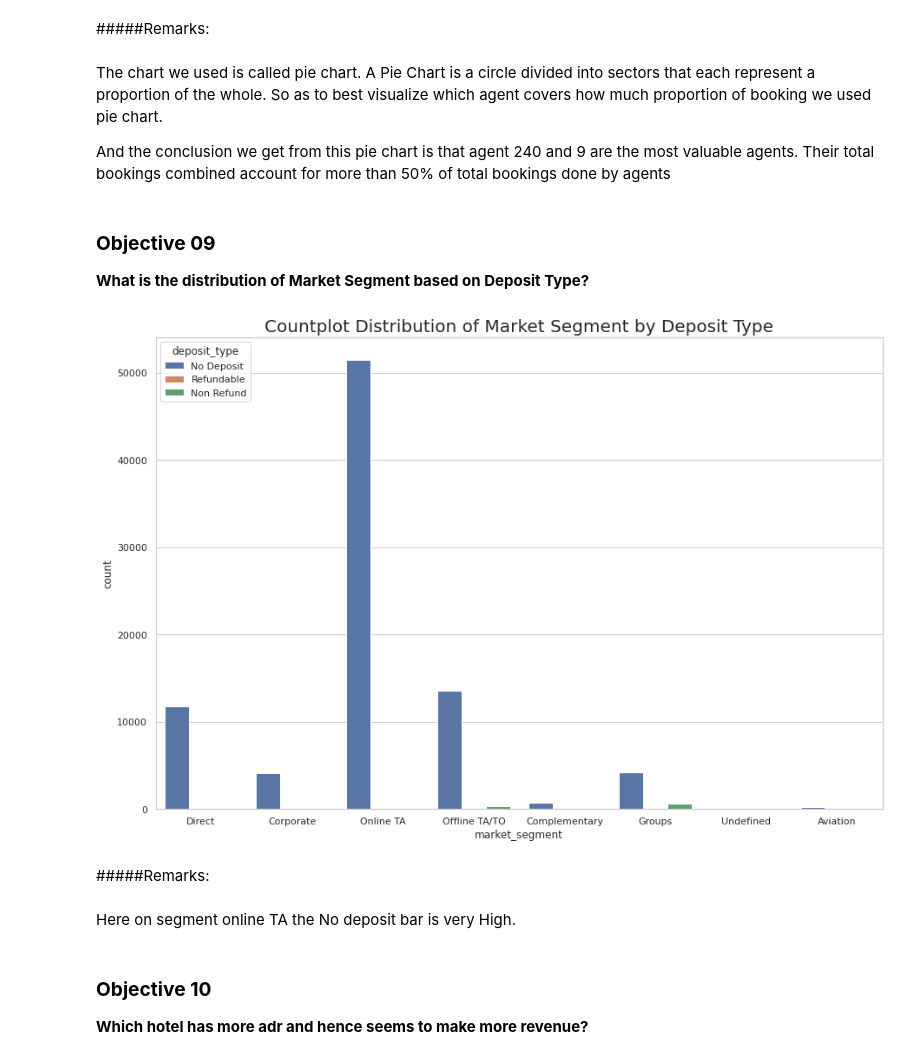
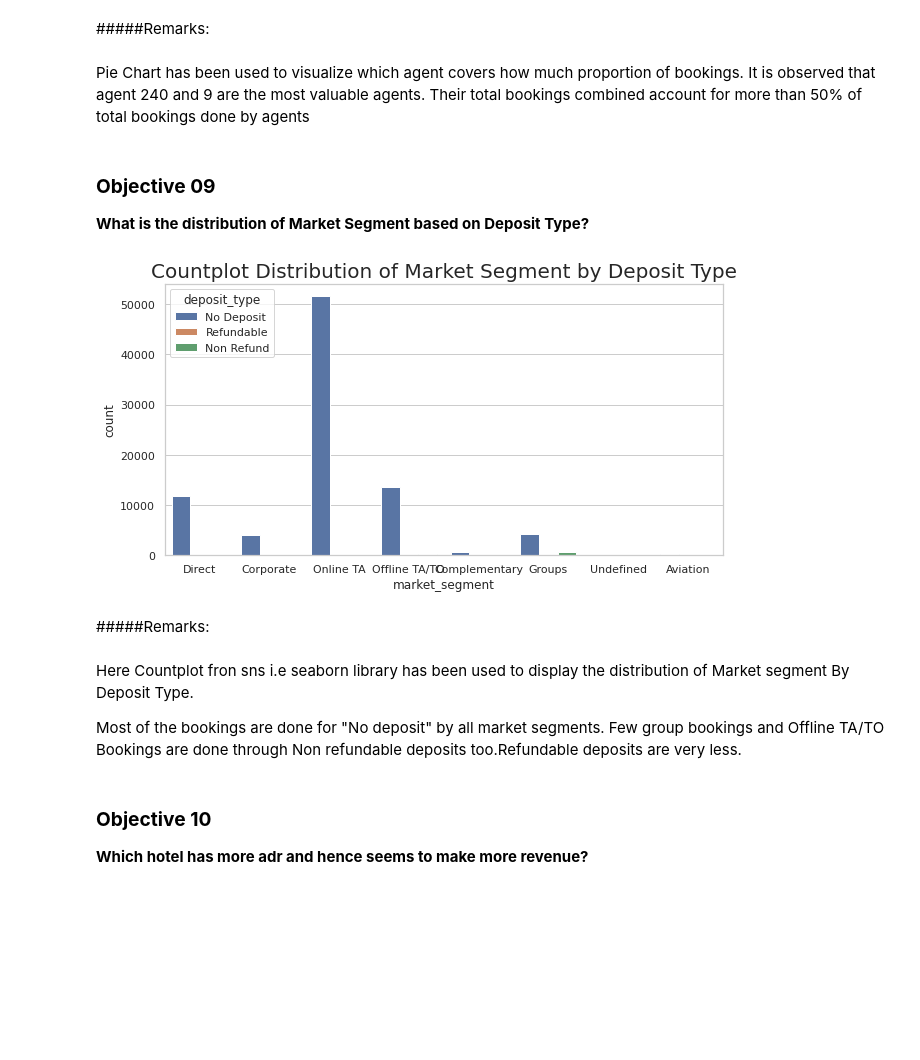
Before and after one commit to saurabhgv/Hotel-Booking-Analysis--EDA, a Jupyter notebook: EDA_Capstone_Project_(Group)_Hotel_Booking_Analysis.ipynb, the cells around one changed output. Drawn from its saved outputs; the diff is of its cells as text; code cells hidden in the pictures; blank space fills up the shorter version.

```diff
--- a/EDA_Capstone_Project_(Group)_Hotel_Booking_Analysis.ipynb
+++ b/EDA_Capstone_Project_(Group)_Hotel_Booking_Analysis.ipynb
@@ -788,24 +788,25 @@ plt.figure(figsize = (20,5))
 # %% [markdown]
 #####Remarks:
 # %% [markdown]
-The chart we used is called pie chart. A Pie Chart is a circle divided into sectors that each represent a proportion of the whole. So as to best visualize which agent covers how much proportion of booking we used pie chart.
-
-And the conclusion we get from this pie chart is that agent 240 and 9 are the most valuable agents. Their total bookings combined account for more than 50% of total bookings done by agents
+ Pie Chart has been used to visualize which agent covers how much proportion of bookings.
+It is observed that  agent 240 and 9 are the most valuable agents. Their total bookings combined account for more than 50% of total bookings done by agents
 # %% [markdown]
 ### **Objective 09**
 
 **What is the distribution of Market Segment based on Deposit Type?**
 # %%
-plt.figure(figsize = (15,10))
+plt.figure(figsize = (10,5))
 sns.set(style = "whitegrid")
 plt.title("Countplot Distribution of Market Segment by Deposit Type", fontdict = {'fontsize':20})
 ax = sns.countplot(x = "market_segment", hue = 'deposit_type', data = copy_df)
 # %% [output]
-[figure, old version]
+[figure, new version]
 # %% [markdown]
 #####Remarks:
-# %% [markdown]
-Here on segment online TA the No deposit bar is very High.
+# %% [markdown]
+Here Countplot fron sns i.e seaborn library has been  used to display the distribution of Market segment By Deposit Type.
+
+Most of the bookings are done for "No deposit" by all market segments. Few  group bookings and Offline TA/TO Bookings are done through Non refundable deposits too.Refundable deposits are very less.
 # %% [markdown]
 ### **Objective 10**
 
```
Also changed, not shown: parts of 53 cells of this notebook.
